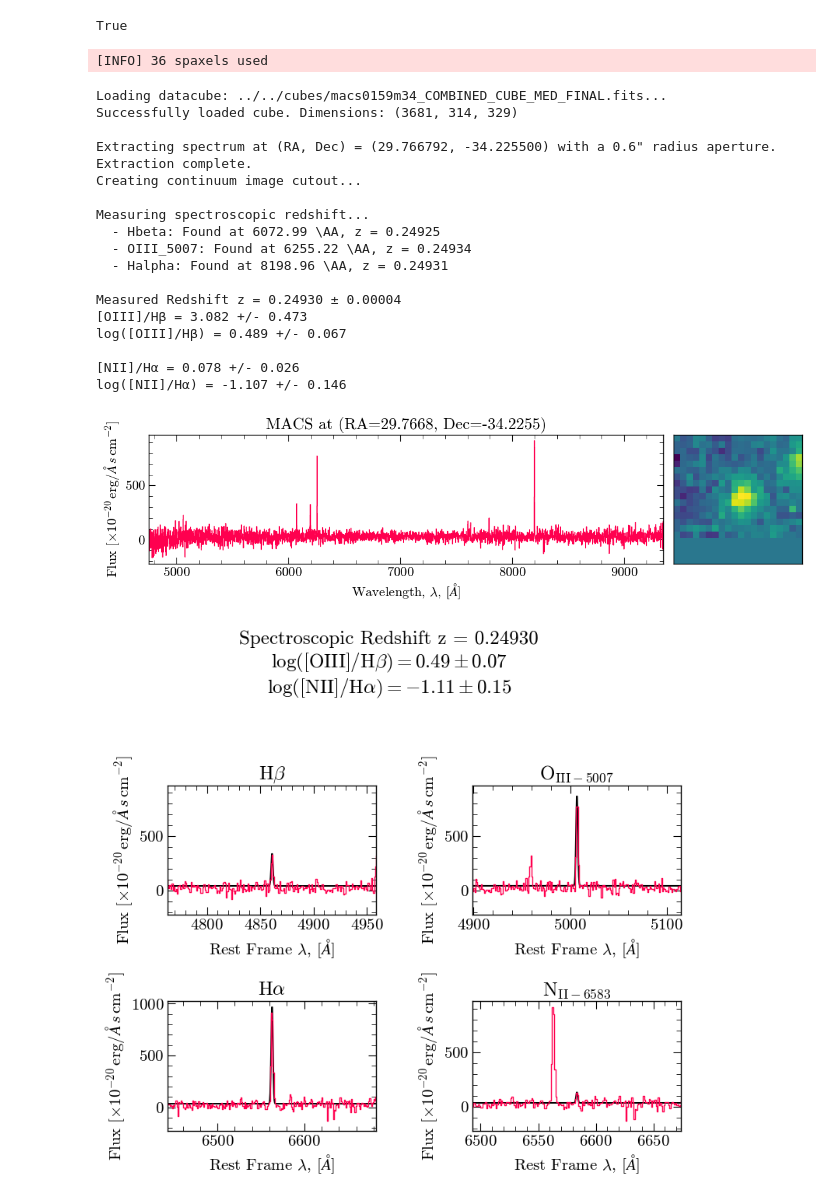
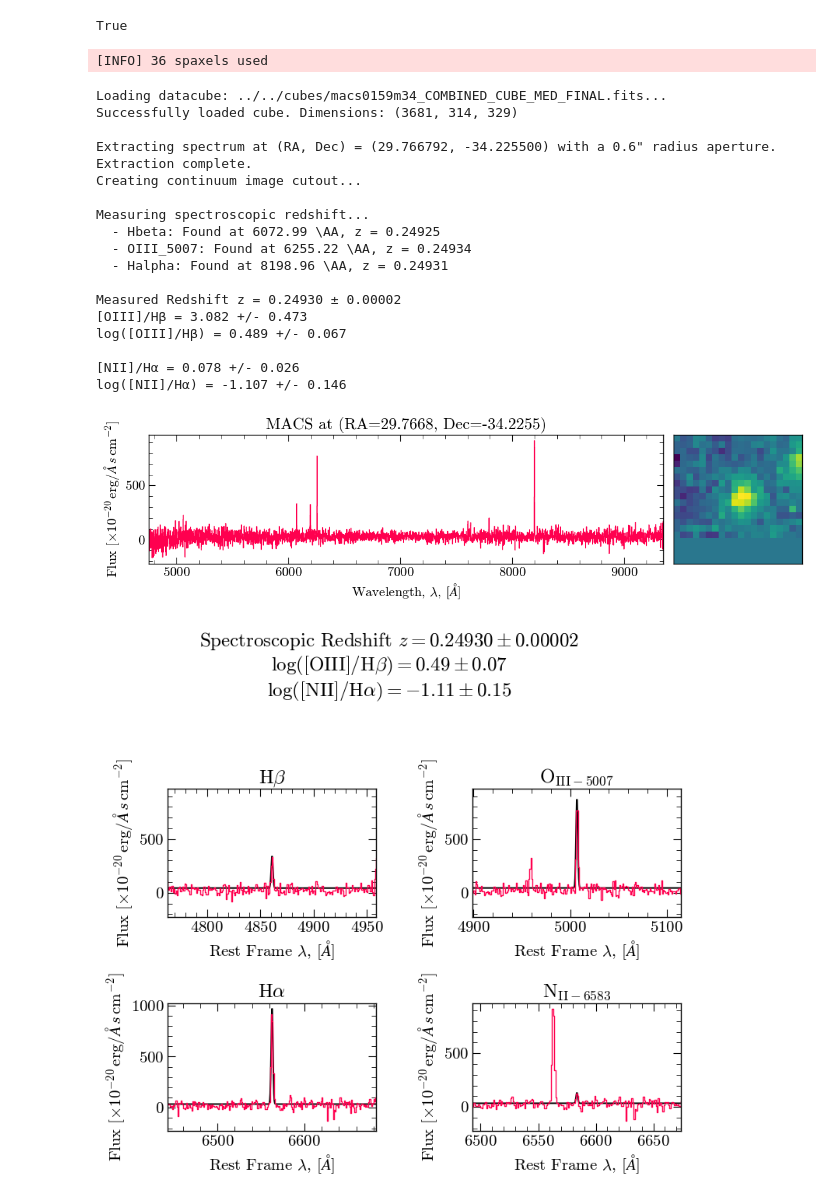
Before and after one commit to 0hardytom/eelgs, a Jupyter notebook: notebooks/week2/spectro2_ofm.ipynb, the cells around one changed output. Saved outputs shown, nothing was run; the diff lists cells and outputs as text; code cells hidden in the pictures.

```diff
--- a/notebooks/week2/spectro2_ofm.ipynb
+++ b/notebooks/week2/spectro2_ofm.ipynb
@@ -40,7 +40,7 @@ def generate_gaussian_profile(
     )
     return np.vstack((x, y))
 
-def analyze_galaxy_spectrum(cube_path, ra, dec, radius, z_guess, titlename, pref):
+def analyse_galaxy_spectrum(cube_path, ra, dec, radius, z_guess, titlename, pref):
     # 1. Load the Datacube
     print(f'Loading datacube: {cube_path}...')
     try:
@@ -127,10 +127,14 @@ def analyze_galaxy_spectrum(cube_path, ra, dec, radius, z_guess, titlename, pref
     if not measured_redshifts:
         print('\nError: Could not measure redshift from any emission lines. Using initial guess.')
         z_measured = z_guess
+        z_err = 0.0
     else:
         z_measured = np.mean(measured_redshifts)
-        z_std = np.std(measured_redshifts)
-        print(f'\nMeasured Redshift z = {z_measured:.5f} \xB1 {z_std:.5f}')
+        if len(measured_redshifts) > 1:
+            z_err = np.std(measured_redshifts) / np.sqrt(len(measured_redshifts))
+        else:
+            z_err = 0.0 # Cannot compute error with one line
+        print(f'\nMeasured Redshift z = {z_measured:.5f} \xB1 {z_err:.5f}')
 
     # 5. De-redshift the spectrum and measure line properties
     # De-redshift the spectrum to the rest frame using the MEASURED redshift
@@ -186,7 +190,10 @@ def analyze_galaxy_spectrum(cube_path, ra, dec, radius, z_guess, titlename, pref
     nii_fit = line_fits.get('NII_6583')
     halpha_fit = line_fits.get('Halpha')
 
-    title_lines = [f'Spectroscopic Redshift z = {z_measured:.5f}']
+    if z_err > 0:
+        title_lines = [f'Spectroscopic Redshift $z = {z_measured:.5f} \pm {z_err:.5f}$']
+    else:
+        title_lines = [f'Spectroscopic Redshift z = {z_measured:.5f}']
 
     if oiii_fit and hbeta_fit and hbeta_fit.flux > 0:
         oiii_hbeta_ratio = oiii_fit.flux / hbeta_fit.flux
@@ -219,34 +226,34 @@ def analyze_galaxy_spectrum(cube_path, ra, dec, radius, z_guess, titlename, pref
 
     return spec, line_fits
 # %%
-spec, lf1 = analyze_galaxy_spectrum(
+spec, lf1 = analyse_galaxy_spectrum(
     cube_path=CUBE_PATH,
     ra=RA_DEG,
     dec=DEC_DEG,
     radius=RADIUS_ARCSEC,
     titlename=TITLE,
     z_guess=Z,
     pref=ra_hms.replace('.','p')+'_'+dec_dms.replace('.','p')
 )
 # %% [output]
 [INFO] 36 spaxels used
 Loading datacube: ../../cubes/macs0159m34_COMBINED_CUBE_MED_FINAL.fits...
 Successfully loaded cube. Dimensions: (3681, 314, 329)
 
 Extracting spectrum at (RA, Dec) = (29.766792, -34.225500) with a 0.6" radius aperture.
 Extraction complete.
 Creating continuum image cutout...
 
 Measuring spectroscopic redshift...
   - Hbeta: Found at 6072.99 \AA, z = 0.24925
   - OIII_5007: Found at 6255.22 \AA, z = 0.24934
   - Halpha: Found at 8198.96 \AA, z = 0.24931
 
-Measured Redshift z = 0.24930 ± 0.00004
+Measured Redshift z = 0.24930 ± 0.00002
 [OIII]/Hβ = 3.082 +/- 0.473
 log([OIII]/Hβ) = 0.489 +/- 0.067
 
 [NII]/Hα = 0.078 +/- 0.026
 log([NII]/Hα) = -1.107 +/- 0.146
 [figure]
-[figure, old version]
+[figure, new version]
```
Also changed, not shown: 1 other file.
